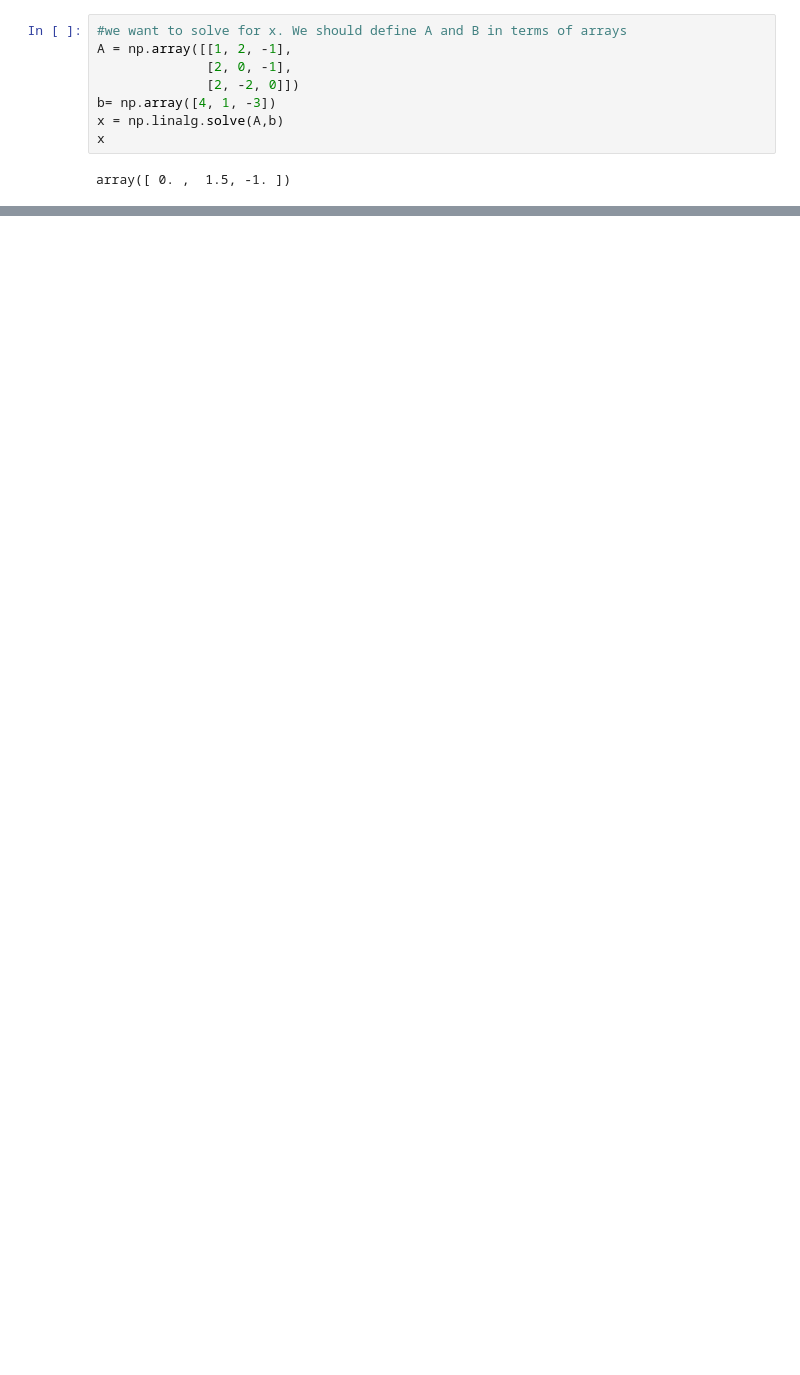
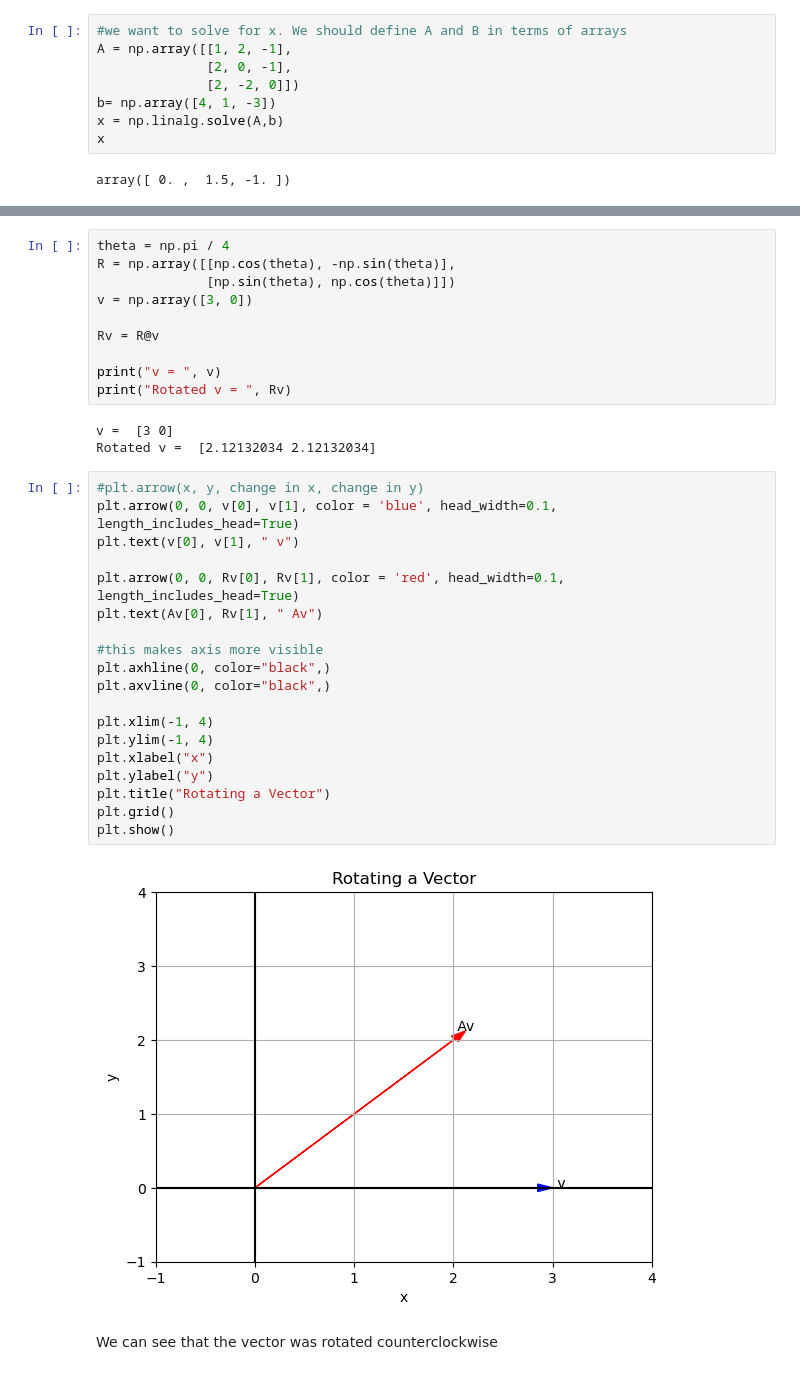
Before and after one commit to h-Escamilla/Computational-Methods-For-Mathematical-Physics-1-at-UTSA, a Jupyter notebook: LinearAlgebra.ipynb, the cells around one changed output, grey strips where cells are left out. Drawn from its saved outputs; the diff is of its cells as text; blank space fills up the shorter version.

```diff
--- a/LinearAlgebra.ipynb
+++ b/LinearAlgebra.ipynb
@@ -142,0 +240,36 @@ array([ 4.,  1., -3.])
+# %%
+theta = np.pi / 4
+R = np.array([[np.cos(theta), -np.sin(theta)],
+              [np.sin(theta), np.cos(theta)]])
+v = np.array([3, 0])
+
+Rv = R@v
+
+print("v = ", v)
+print("Rotated v = ", Rv)
+# %% [output]
+v =  [3 0]
+Rotated v =  [2.12132034 2.12132034]
+# %%
+#plt.arrow(x, y, change in x, change in y)
+plt.arrow(0, 0, v[0], v[1], color = 'blue', head_width=0.1, length_includes_head=True)
+plt.text(v[0], v[1], " v")
+
+plt.arrow(0, 0, Rv[0], Rv[1], color = 'red', head_width=0.1, length_includes_head=True)
+plt.text(Av[0], Rv[1], " Av")
+
+#this makes axis more visible
+plt.axhline(0, color="black",)
+plt.axvline(0, color="black",)
+
+plt.xlim(-1, 4)
+plt.ylim(-1, 4)
+plt.xlabel("x")
+plt.ylabel("y")
+plt.title("Rotating a Vector")
+plt.grid()
+plt.show()
+# %% [output]
+[figure, added]
+# %% [markdown]
+We can see that the vector was rotated counterclockwise
```
Also changed, not shown: parts of 11 cells of this notebook.
